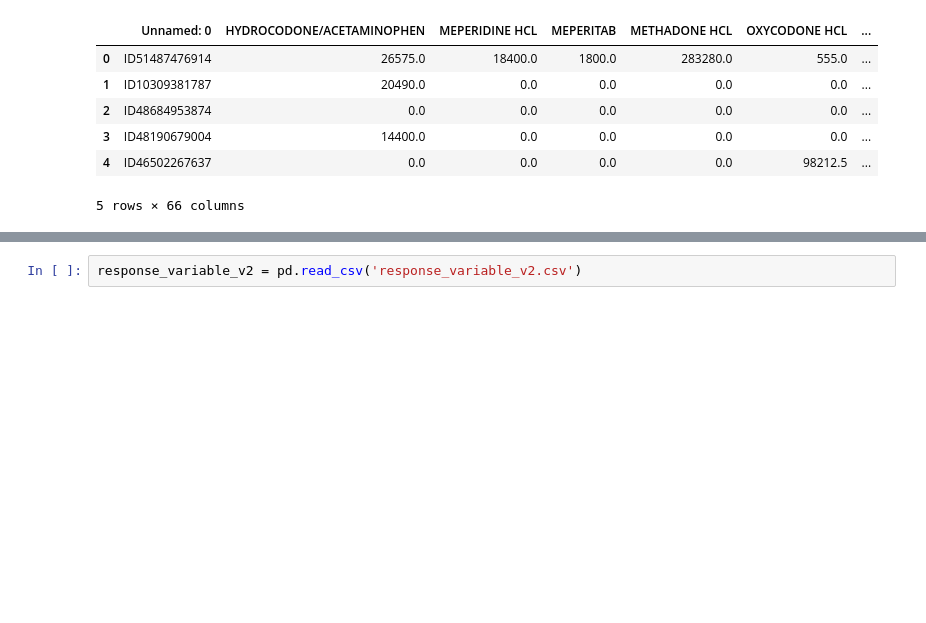
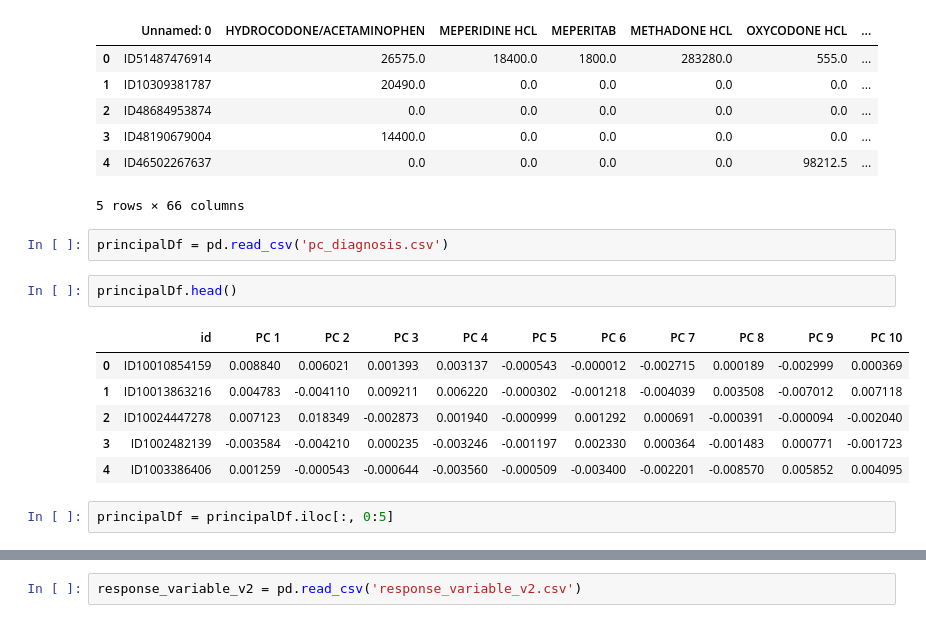
Before and after one commit to chenson2018/Humana-Mays-Competition, a Jupyter notebook: Exploration-Jake.ipynb, the cells around one changed output, grey strips where cells are left out. Drawn from its saved outputs; the diff is of its cells as text; blank space fills up the shorter version.

```diff
--- a/Exploration-Jake.ipynb
+++ b/Exploration-Jake.ipynb
@@ -998,3 +1072,16 @@ features.head()
 | 3 | ID48190679004 | 14400.0 | 0.0 | 0.0 | 0.0 | 0.0 | ... |
 | 4 | ID46502267637 | 0.0 | 0.0 | 0.0 | 0.0 | 98212.5 | ... |
 5 rows × 66 columns
+# %%
+principalDf = pd.read_csv('pc_diagnosis.csv')
+# %%
+principalDf.head()
+# %% [output]
+|  | id | PC 1 | PC 2 | PC 3 | PC 4 | PC 5 | PC 6 | PC 7 | PC 8 | PC 9 | PC 10 |
+| 0 | ID10010854159 | 0.008840 | 0.006021 | 0.001393 | 0.003137 | -0.000543 | -0.000012 | -0.002715 | 0.000189 | -0.002999 | 0.000369 |
+| 1 | ID10013863216 | 0.004783 | -0.004110 | 0.009211 | 0.006220 | -0.000302 | -0.001218 | -0.004039 | 0.003508 | -0.007012 | 0.007118 |
+| 2 | ID10024447278 | 0.007123 | 0.018349 | -0.002873 | 0.001940 | -0.000999 | 0.001292 | 0.000691 | -0.000391 | -0.000094 | -0.002040 |
+| 3 | ID1002482139 | -0.003584 | -0.004210 | 0.000235 | -0.003246 | -0.001197 | 0.002330 | 0.000364 | -0.001483 | 0.000771 | -0.001723 |
+| 4 | ID1003386406 | 0.001259 | -0.000543 | -0.000644 | -0.003560 | -0.000509 | -0.003400 | -0.002201 | -0.008570 | 0.005852 | 0.004095 |
+# %%
+principalDf = principalDf.iloc[:, 0:5]
```
Also changed, not shown: parts of 34 cells of this notebook.
